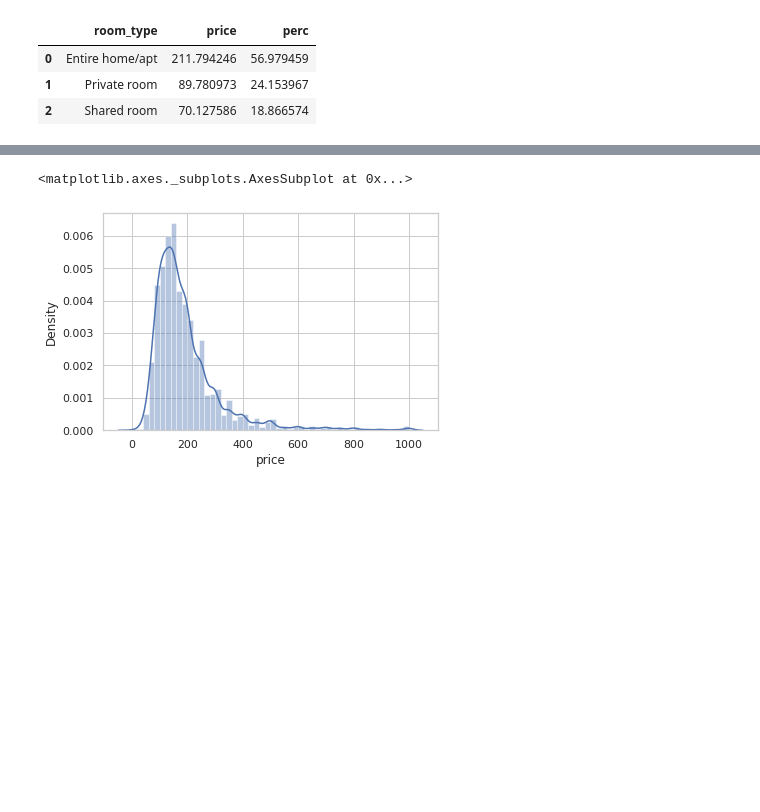
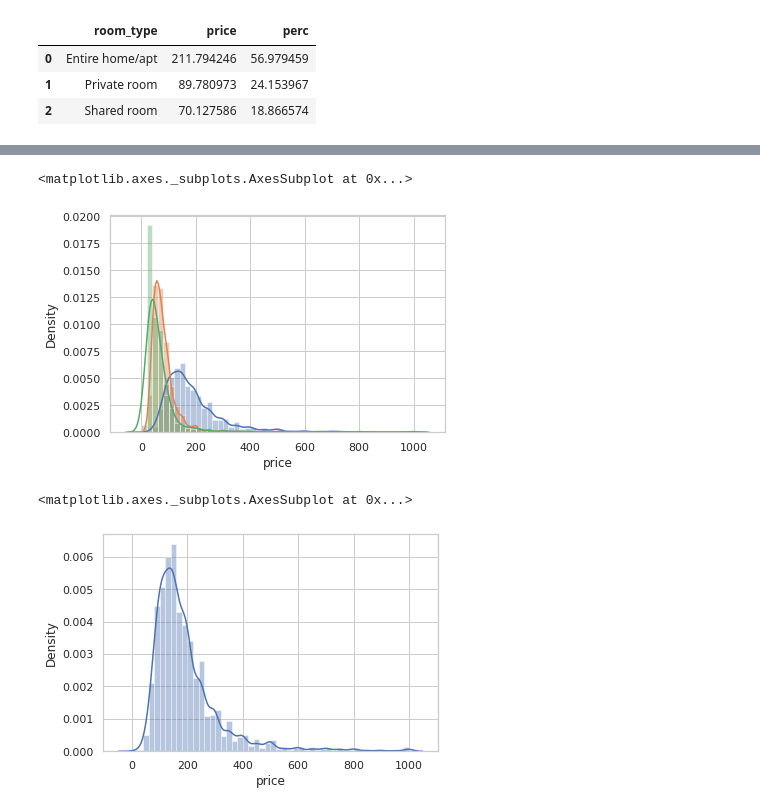
Before and after one commit to yaman9675/understand_Airbnb, a Jupyter notebook: understand_Airbnb.ipynb, the cells around one changed output, grey strips where cells are left out. Cells and saved outputs as stored; diff of their text form; code cells hidden in the pictures; blank space fills up the shorter version.

```diff
--- a/understand_Airbnb.ipynb
+++ b/understand_Airbnb.ipynb
@@ -415,3 +879,11 @@ plt.gca().set(title='Frequency Histogram', xlabel='Claims', ylabel='Frequency');
+# %%
+sns.set_style('whitegrid')
+sns.distplot(entire_home['price'], label = 'gfh' ,hist=True)
+sns.distplot(private_room['price'], hist=True)
+sns.distplot(shared_room['price'], hist=True)
+# %% [output]
+<matplotlib.axes._subplots.AxesSubplot at 0x...>
+[figure, added]
 # %%
 sns.set_theme(style="whitegrid")
 sns.distplot(entire_home['price'], hist=True)
```
Also changed, not shown: parts of 121 cells of this notebook.
